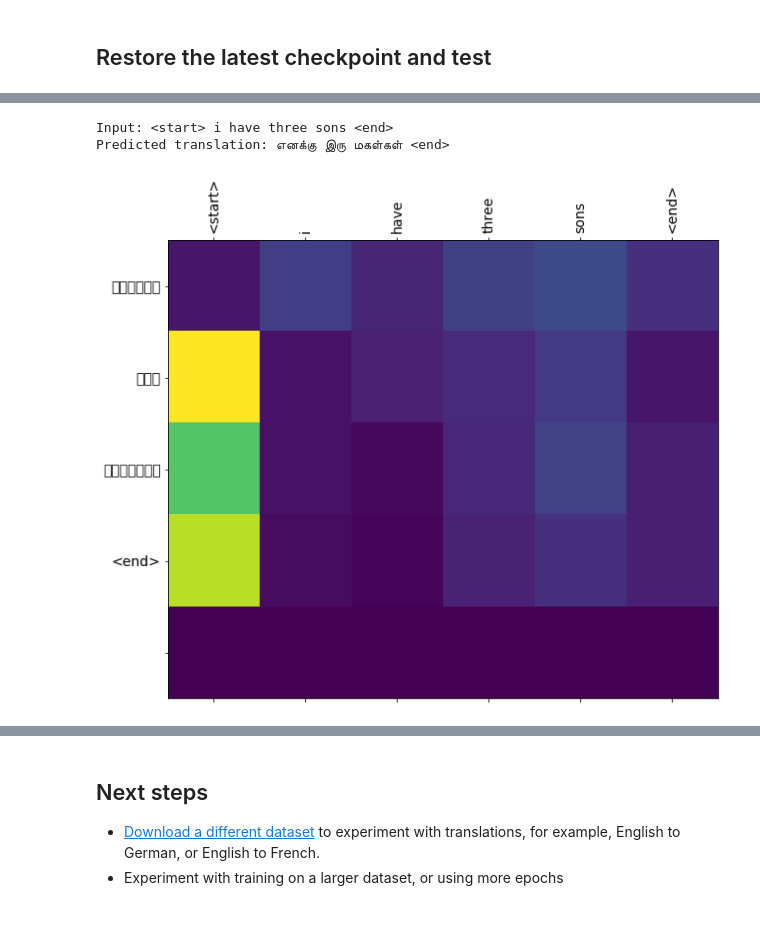
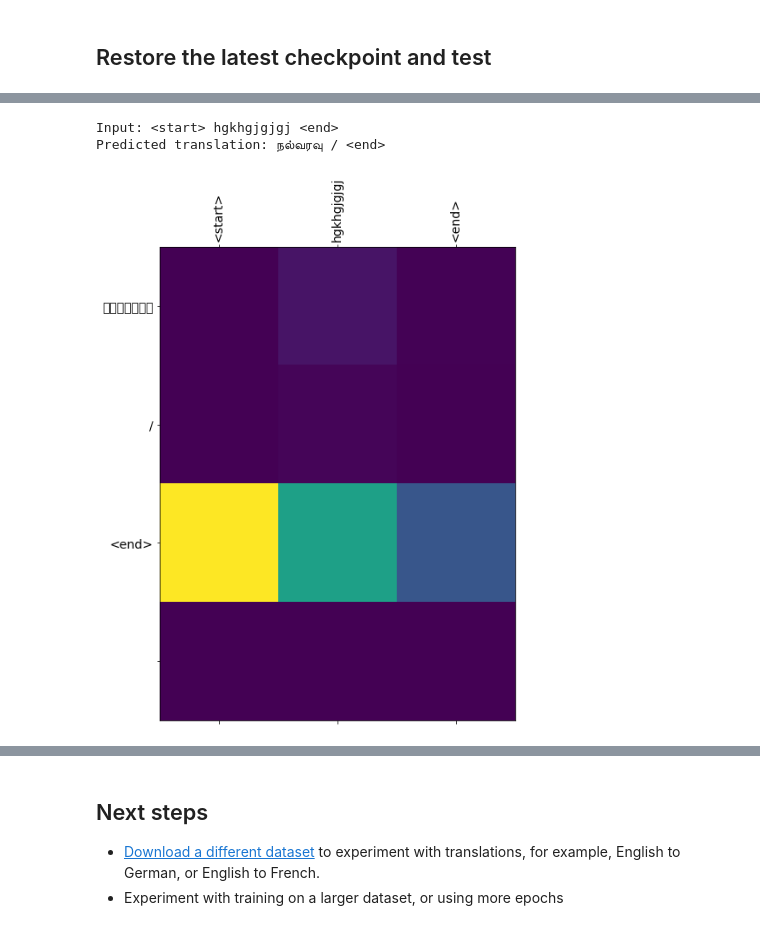
Before and after one commit to praveenjune17/Neural-Machine-Translation-English-Tamil-model, a Jupyter notebook: eng_tam_Neural_machine_translation.ipynb, the cells around one changed output, grey strips where cells are left out. Saved outputs shown, nothing was run; the diff lists cells and outputs as text; code cells hidden in the pictures.

```diff
--- a/eng_tam_Neural_machine_translation.ipynb
+++ b/eng_tam_Neural_machine_translation.ipynb
@@ -266,8 +273,9 @@ def load_dataset(path, num_examples=None):
 Training on the complete dataset of >100,000 sentences will take a long time. To train faster, we can limit the size of the dataset to 30,000 sentences (of course, translation quality degrades with less data):
 # %%
 # Try experimenting with the size of that dataset
-num_examples = 100000
-input_tensor, target_tensor, inp_lang, targ_lang = load_dataset(path_to_file, num_examples)
+num_examples = 50000
+#input_tensor, target_tensor, inp_lang, targ_lang = load_dataset(path_to_file, num_examples)
+input_tensor, target_tensor, inp_lang, targ_lang,unk_id = load_dataset(path_to_file, num_examples)
 #input_tensor = tf.keras.preprocessing.sequence.pad_sequences(input_tensor,#set the length of the sequences to be same by padding zeros in the end
 #                                                         padding='post')
 #target_tensor = tf.keras.preprocessing.sequence.pad_sequences(target_tensor,#set the length of the sequences to be same by padding zeros in the end
@@ -276,7 +284,7 @@ input_tensor, target_tensor, inp_lang, targ_lang = load_dataset(path_to_file, nu
 # Calculate max_length of the target tensors
 prev_ip = len(input_tensor)
 prev_tar = len(target_tensor)
-input_tensor,target_tensor,least_sentence_length = remove_extra(input_tensor,target_tensor,threshold=17)
+input_tensor,target_tensor = remove_extra(input_tensor,target_tensor,threshold=17)
 after_ip = len(input_tensor)
 after_tar = len(target_tensor)
 
@@ -336,10 +344,10 @@ Input Language; index to word mapping
 ### Create a tf.data dataset
 # %%
 BUFFER_SIZE = len(input_tensor_train)
-BATCH_SIZE = 64
+BATCH_SIZE = 128
 steps_per_epoch = len(input_tensor_train)//BATCH_SIZE
 embedding_dim = 256
-units = 1024
+units = 512
 vocab_inp_size = len(inp_lang.word_index)+1
 vocab_tar_size = len(targ_lang.word_index)+1
 
@@ -621,12 +628,13 @@ c)  Max_token length set to 17
 
 Note: The encoder output is calculated only once for one input.
 # %%
-def evaluate(sentence):
+def evaluate(sentence,unk_id,sample_size):
     attention_plot = np.zeros((max_length_targ, max_length_inp))
     #print(sentence)
     sentence = preprocess_sentence(sentence,language='english')
 
-    inputs = [inp_lang.word_index[i] for i in sentence.split(' ')]
+    #inputs = [inp_lang.word_index[i] for i in sentence.split(' ')]
+    inputs = [inp_lang.word_index.get(i,unk_id) for i in sentence.split(' ')]
     inputs = tf.keras.preprocessing.sequence.pad_sequences([inputs],
                                                            maxlen=max_length_inp,
                                                            padding='post')
@@ -649,7 +657,10 @@ def evaluate(sentence):
         attention_weights = tf.reshape(attention_weights, (-1, ))
         attention_plot[t] = attention_weights.numpy()
 
-        predicted_id = tf.argmax(predictions[0]).numpy()
+        #predicted_id = tf.argmax(predictions[0]).numpy()
+        distribution = tf.argsort(predictions[0],direction='DESCENDING').numpy()[:sample_size]
+        random.seed(1)
+        predicted_id = random.choice(distribution)
 
         result += targ_lang.index_word[predicted_id] + ' '
 
@@ -675,7 +694,7 @@ def plot_attention(attention, sentence, predicted_sentence):
     plt.show()
 # %%
 def translate(sentence):
-    result, sentence, attention_plot = evaluate(sentence)
+    result, sentence, attention_plot = evaluate(sentence,unk_id,sample_size=5)
 
     print('Input: %s' % (sentence))
     print('Predicted translation: {}'.format(result))
@@ -764,13 +781,13 @@ Predicted translation: மாதவன் நாயகனாக நடித்
 # %%
 #translate('We can see many trees in south and east part')
 #translate('it is good')
-translate("I have three sons")
+translate("hgkhgjgjgj")
 
 #print(Bleu_score)
 # %% [output]
-Input: <start> i have three sons <end>
-Predicted translation: எனக்கு இரு மகள்கள் <end>
+Input: <start> hgkhgjgjgj <end>
+Predicted translation: நல்வரவு / <end>
-[figure, old version]
+[figure, new version]
 # %%
 translate('it is good but not too good')
 # %% [output]
```
Also changed, not shown: parts of 28 cells of this notebook.
